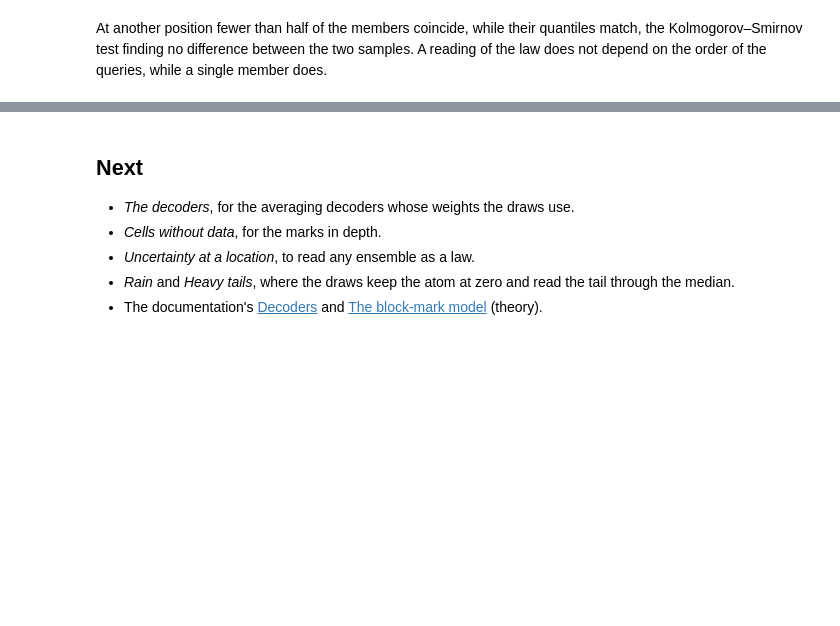
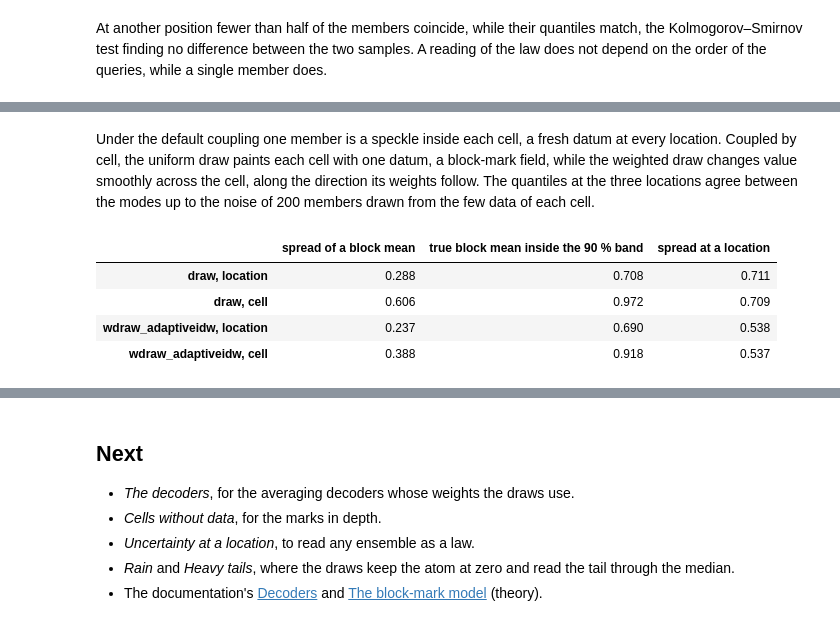
Before and after one commit to alges/spatialize-examples, a Jupyter notebook: examples/04_uncertainty/10_probabilistic_decoders.ipynb, the cells around one changed output, grey strips where cells are left out. Drawn from its saved outputs; the diff is of its cells as text; code cells hidden in the pictures; blank space fills up the shorter version.

```diff
--- a/examples/04_uncertainty/10_probabilistic_decoders.ipynb
+++ b/examples/04_uncertainty/10_probabilistic_decoders.ipynb
@@ -245,0 +284,25 @@ depend on the order of the queries, while a single member does.
+# %% [markdown]
+Under the default coupling one member is a speckle inside each cell, a fresh datum at every location.
+Coupled by cell, the uniform draw paints each cell with one datum, a block-mark field, while the
+weighted draw changes value smoothly across the cell, along the direction its weights follow. The
+quantiles at the three locations agree between the modes up to the noise of 200 members drawn from the
+few data of each cell.
+# %%
+def block_means(field):                              # [200, 200, ...] -> [400, ...], blocks of 10 x 10
+    return field.reshape(20, 10, 20, 10, *field.shape[2:]).mean(axis=(1, 3)).reshape(400, *field.shape[2:])
+
+true_blocks = block_means(truth)
+rows = {}
+for (name, coupling), members in coupled.items():
+    blocks = block_means(members)
+    low, high = np.percentile(blocks, [5, 95], axis=-1)
+    rows[f"{name}, {coupling}"] = {"spread of a block mean": np.std(blocks, axis=-1).mean(),
+                                   "true block mean inside the 90 % band": np.mean((low <= true_blocks) & (true_blocks <= high)),
+                                   "spread at a location": np.std(members, axis=-1).mean()}
+pd.DataFrame(rows).T.round(3)
+# %% [output]
+|  | spread of a block mean | true block mean inside the 90 % band | spread at a location |
+| draw, location | 0.288 | 0.708 | 0.711 |
+| draw, cell | 0.606 | 0.972 | 0.709 |
+| wdraw_adaptiveidw, location | 0.237 | 0.690 | 0.538 |
+| wdraw_adaptiveidw, cell | 0.388 | 0.918 | 0.537 |
```
Also changed, not shown: parts of 8 cells of this notebook, 2 other files.
